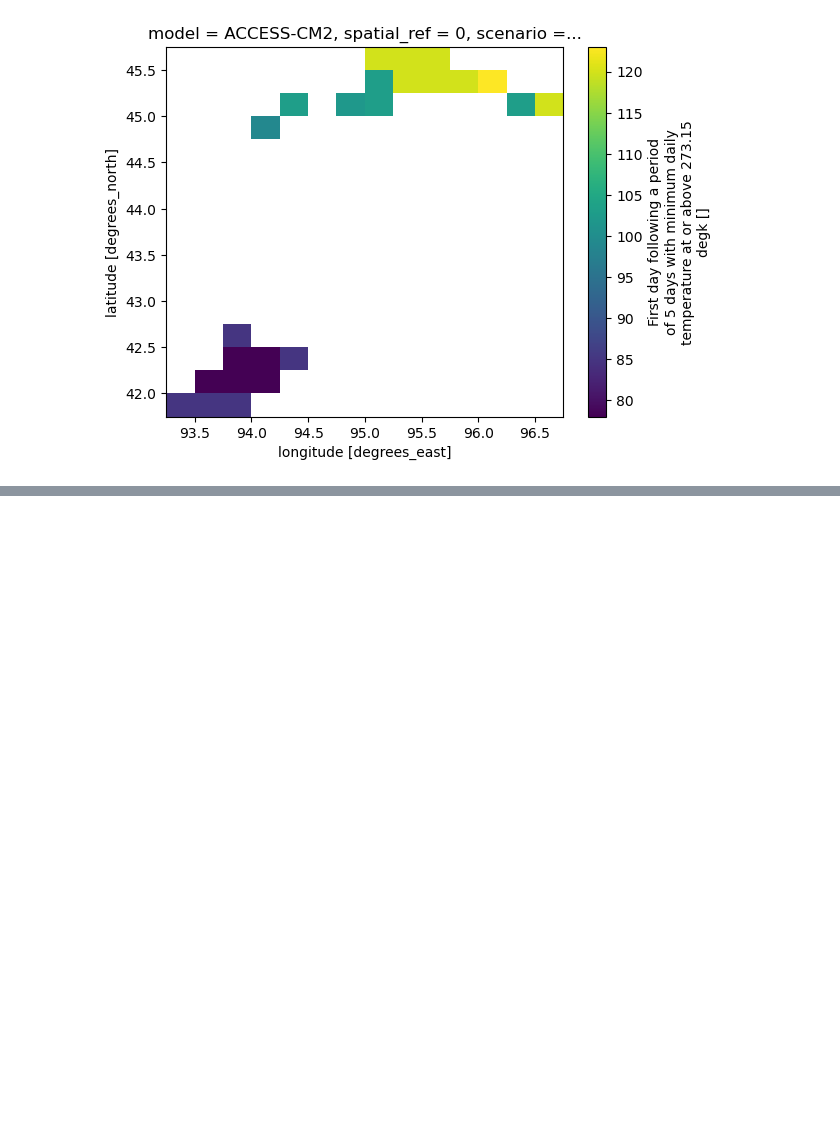
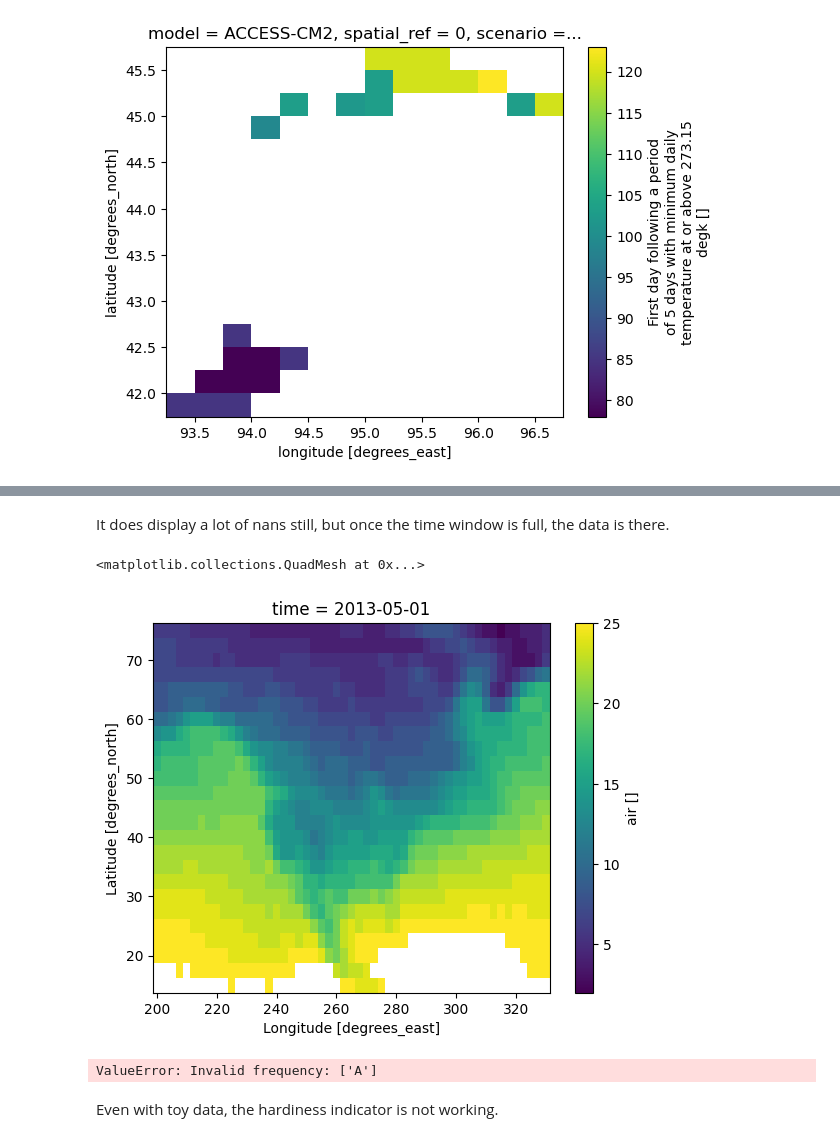
Before and after one commit to FixCarbon/um-mads, a Jupyter notebook: notebooks/tasmin_xclim.ipynb, the cells around one changed output, grey strips where cells are left out. Saved outputs shown, nothing was run; the diff lists cells and outputs as text; code cells hidden in the pictures; blank space fills up the shorter version.

```diff
--- a/notebooks/tasmin_xclim.ipynb
+++ b/notebooks/tasmin_xclim.ipynb
@@ -234,0 +380,5 @@ ffss_df
+# %%
+ds = xr.tutorial.load_dataset("air_temperature")
+# %%
+fake_hz=xclim.indices.hardiness_zones(tasmin = ds.air, window = 5,freq='MS')
+# Since there are only 2 years of data, frequency is changed to Monthly
@@ -234,0 +405,13 @@ ffss_df
+# %% [markdown]
+It does display a lot of nans still, but once the time window is full, the data is there.
+# %%
+fake_hz.isel(time=4).plot()
+# %% [output]
+<matplotlib.collections.QuadMesh at 0x...>
+[figure, added]
+# %%
+faker_hz = xclim.indicators.atmos.usda_hardiness_zones(tasmin = daily_fake, window = 5, freq=['A'])
+# %% [output]
+ValueError: Invalid frequency: ['A']
+# %% [markdown]
+Even with toy data, the hardiness indicator is not working.
```
Also changed, not shown: parts of 16 cells of this notebook.
